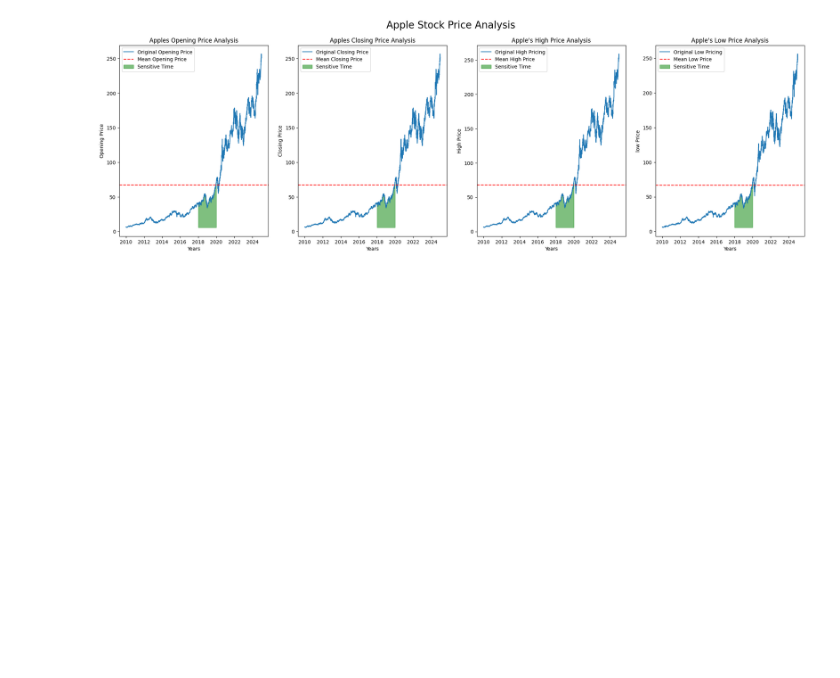
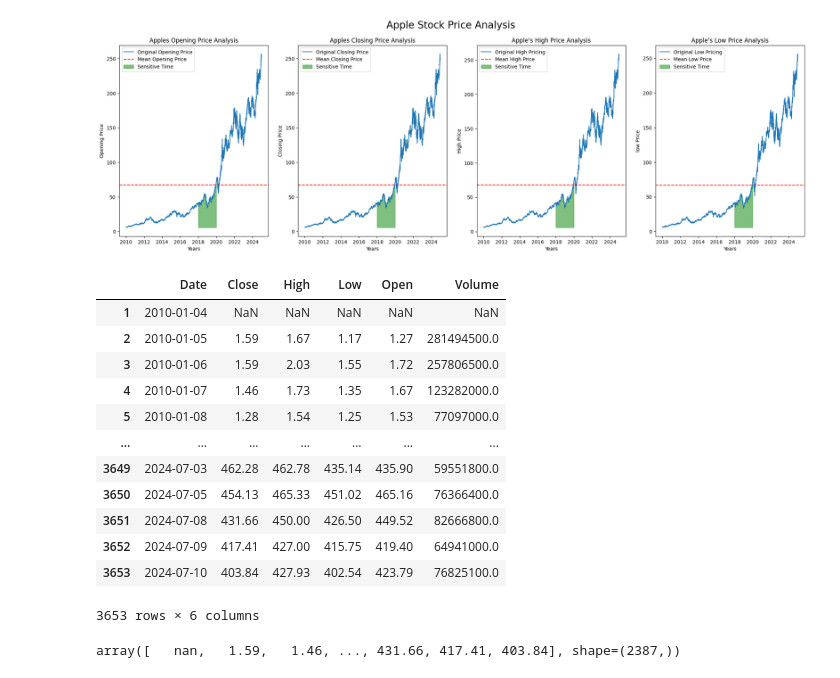
Before and after one commit to tanmaykumarchaki/AI-Driven-Market-Transformation-Analytics, a Jupyter notebook: ai-market-regime-shift-analysis/data_import.ipynb, the cells around one changed output. Drawn from its saved outputs; the diff is of its cells as text; code cells hidden in the pictures; blank space fills up the shorter version.

```diff
--- a/ai-market-regime-shift-analysis/data_import.ipynb
+++ b/ai-market-regime-shift-analysis/data_import.ipynb
@@ -245,3 +243,40 @@ plt.legend()
 plt.show()
 # %% [output]
 [figure]
+# %%
+df2 = pd.read_csv("data/TESLA.csv")
+df2 = df2.rename(columns={'Price':'Date'})
+df2.isnull().sum()
+df2.dropna()
+df2.drop_duplicates()
+df2.reset_index(inplace = True, drop = True)
+df2['Date'] = pd.to_datetime(df1['Date'], errors = 'coerce')
+df2['Close'] = pd.to_numeric(df2['Close'], errors= 'coerce').round(2)
+df2['Open'] = pd.to_numeric(df2['Open'], errors = 'coerce').round(2)
+df2['High'] = pd.to_numeric(df2['High'], errors = 'coerce').round(2)
+df2['Low'] = pd.to_numeric(df2['Low'], errors = 'coerce').round(2)
+df2['Volume'] = pd.to_numeric(df2['Volume'], errors= 'coerce').round(2)
+
+
+
+df2 = df2.dropna(subset=['Date'])
+
+df2
+# %% [output]
+|  | Date | Close | High | Low | Open | Volume |
+| 1 | 2010-01-04 | NaN | NaN | NaN | NaN | NaN |
+| 2 | 2010-01-05 | 1.59 | 1.67 | 1.17 | 1.27 | 281494500.0 |
+| 3 | 2010-01-06 | 1.59 | 2.03 | 1.55 | 1.72 | 257806500.0 |
+| 4 | 2010-01-07 | 1.46 | 1.73 | 1.35 | 1.67 | 123282000.0 |
+| 5 | 2010-01-08 | 1.28 | 1.54 | 1.25 | 1.53 | 77097000.0 |
+| ... | ... | ... | ... | ... | ... | ... |
+| 3649 | 2024-07-03 | 462.28 | 462.78 | 435.14 | 435.90 | 59551800.0 |
+| 3650 | 2024-07-05 | 454.13 | 465.33 | 451.02 | 465.16 | 76366400.0 |
+| 3651 | 2024-07-08 | 431.66 | 450.00 | 426.50 | 449.52 | 82666800.0 |
+| 3652 | 2024-07-09 | 417.41 | 427.00 | 415.75 | 419.40 | 64941000.0 |
+| 3653 | 2024-07-10 | 403.84 | 427.93 | 402.54 | 423.79 | 76825100.0 |
+3653 rows × 6 columns
+# %%
+df2['Close'].unique()
+# %% [output]
+array([   nan,   1.59,   1.46, ..., 431.66, 417.41, 403.84], shape=(2387,))
```
Also changed, not shown: parts of 1 cell of this notebook.
